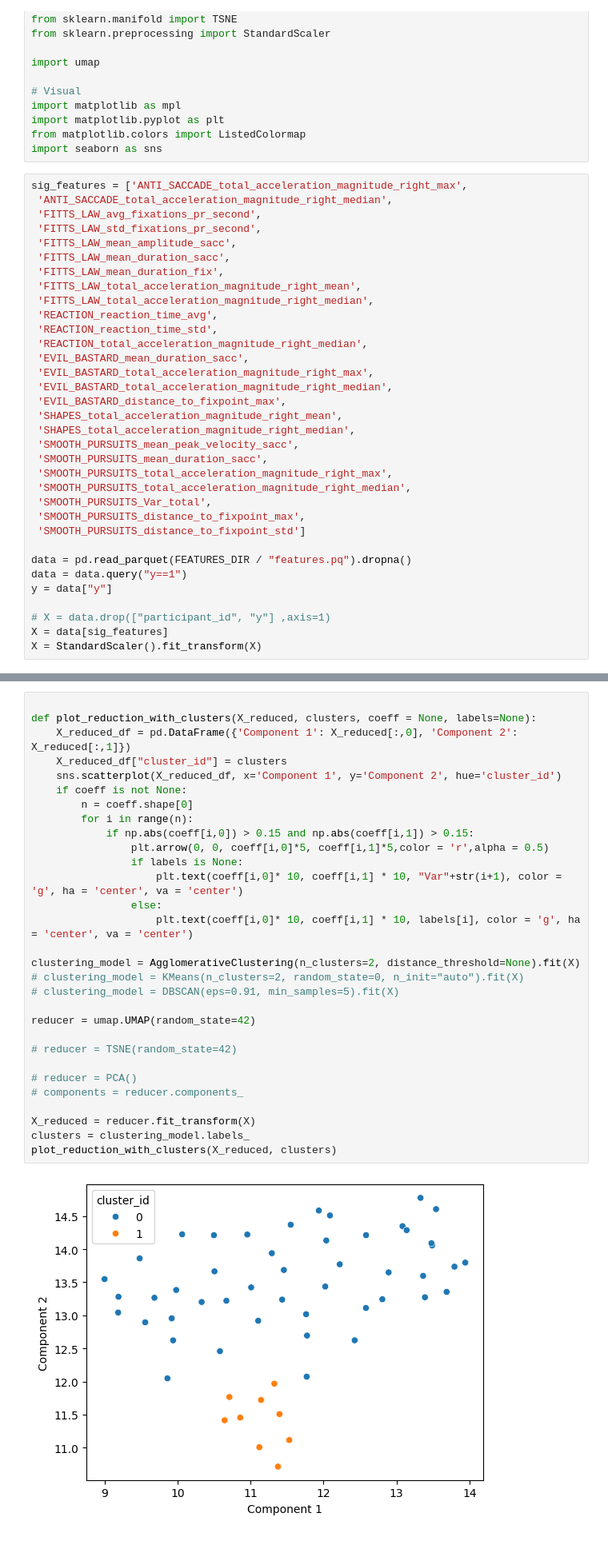
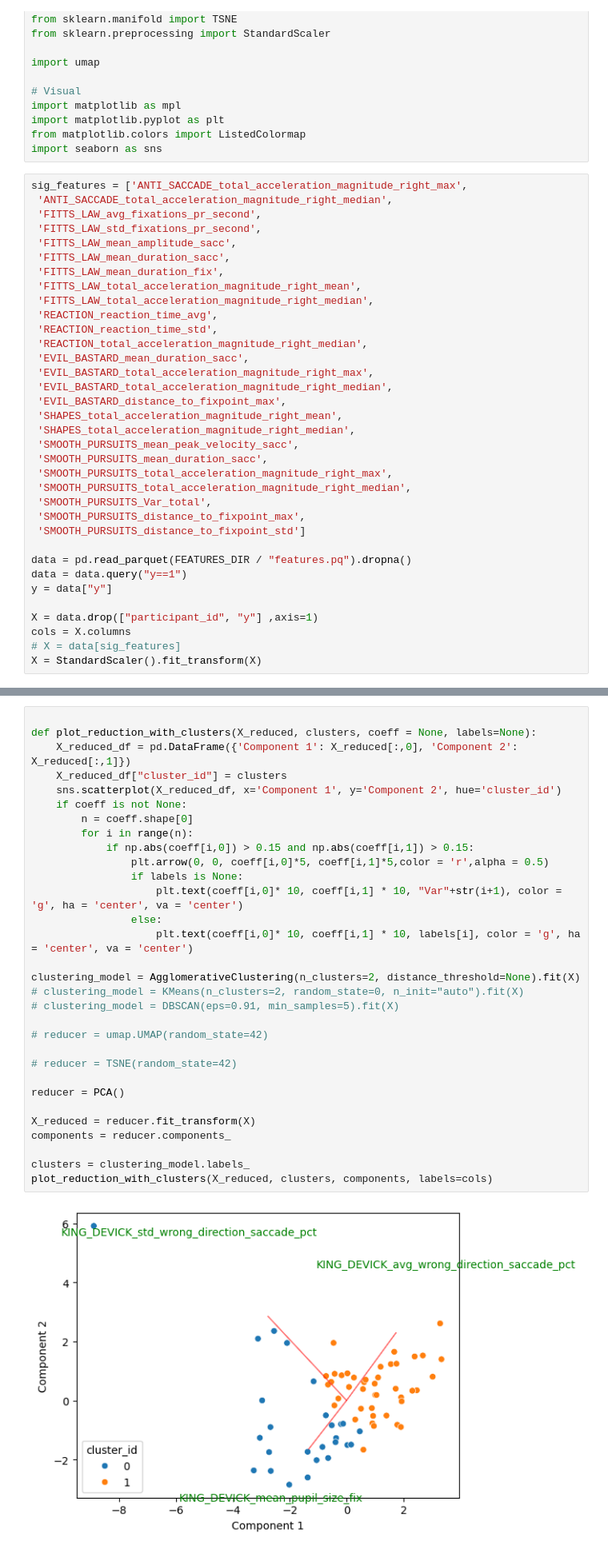
Before and after one commit to krusand/Analyzing-concussions-through-eyetracking-measurements, a Jupyter notebook: src/clustering.ipynb, the cells around one changed output, grey strips where cells are left out. Shown at 80% size. Drawn from its saved outputs; the diff is of its cells as text.

```diff
--- a/src/clustering.ipynb
+++ b/src/clustering.ipynb
@@ -52,8 +52,9 @@ data = pd.read_parquet(FEATURES_DIR / "features.pq").dropna()
 data = data.query("y==1")
 y = data["y"]
 
-# X = data.drop(["participant_id", "y"] ,axis=1)
-X = data[sig_features]
+X = data.drop(["participant_id", "y"] ,axis=1)
+cols = X.columns
+# X = data[sig_features]
 X = StandardScaler().fit_transform(X)
 # %%
 # Dicts to save WCSS and BCSS
@@ -121,32 +127,33 @@ plt.show()
 # %%
 
 def plot_reduction_with_clusters(X_reduced, clusters, coeff = None, labels=None):
     X_reduced_df = pd.DataFrame({'Component 1': X_reduced[:,0], 'Component 2': X_reduced[:,1]})
     X_reduced_df["cluster_id"] = clusters
     sns.scatterplot(X_reduced_df, x='Component 1', y='Component 2', hue='cluster_id')
     if coeff is not None:
         n = coeff.shape[0]
         for i in range(n):
             if np.abs(coeff[i,0]) > 0.15 and np.abs(coeff[i,1]) > 0.15:
                 plt.arrow(0, 0, coeff[i,0]*5, coeff[i,1]*5,color = 'r',alpha = 0.5)
                 if labels is None:
                     plt.text(coeff[i,0]* 10, coeff[i,1] * 10, "Var"+str(i+1), color = 'g', ha = 'center', va = 'center')
                 else:
                     plt.text(coeff[i,0]* 10, coeff[i,1] * 10, labels[i], color = 'g', ha = 'center', va = 'center')
 
 clustering_model = AgglomerativeClustering(n_clusters=2, distance_threshold=None).fit(X)
 # clustering_model = KMeans(n_clusters=2, random_state=0, n_init="auto").fit(X)
 # clustering_model = DBSCAN(eps=0.91, min_samples=5).fit(X)
 
-reducer = umap.UMAP(random_state=42)
+# reducer = umap.UMAP(random_state=42)
 
 # reducer = TSNE(random_state=42)
 
-# reducer = PCA()
-# components = reducer.components_
+reducer = PCA()
 
 X_reduced = reducer.fit_transform(X)
+components = reducer.components_
+
 clusters = clustering_model.labels_
-plot_reduction_with_clusters(X_reduced, clusters)
+plot_reduction_with_clusters(X_reduced, clusters, components, labels=cols)
 # %% [output]
-[figure, old version]
+[figure, new version]
```
Also changed, not shown: parts of 2 cells of this notebook.
